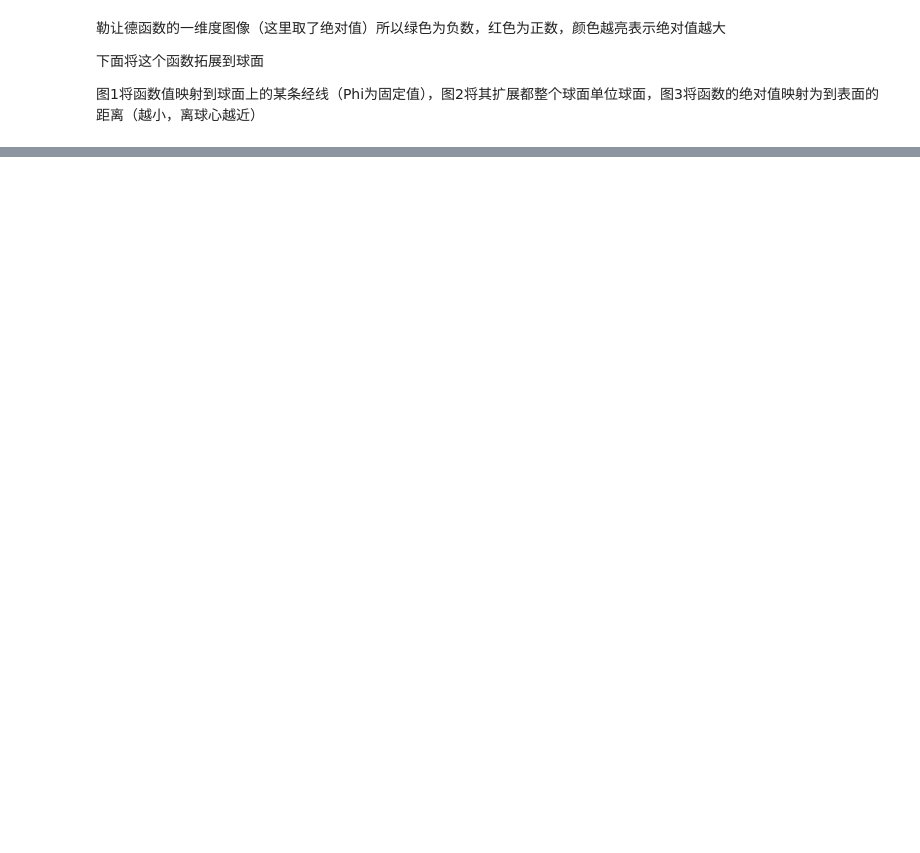
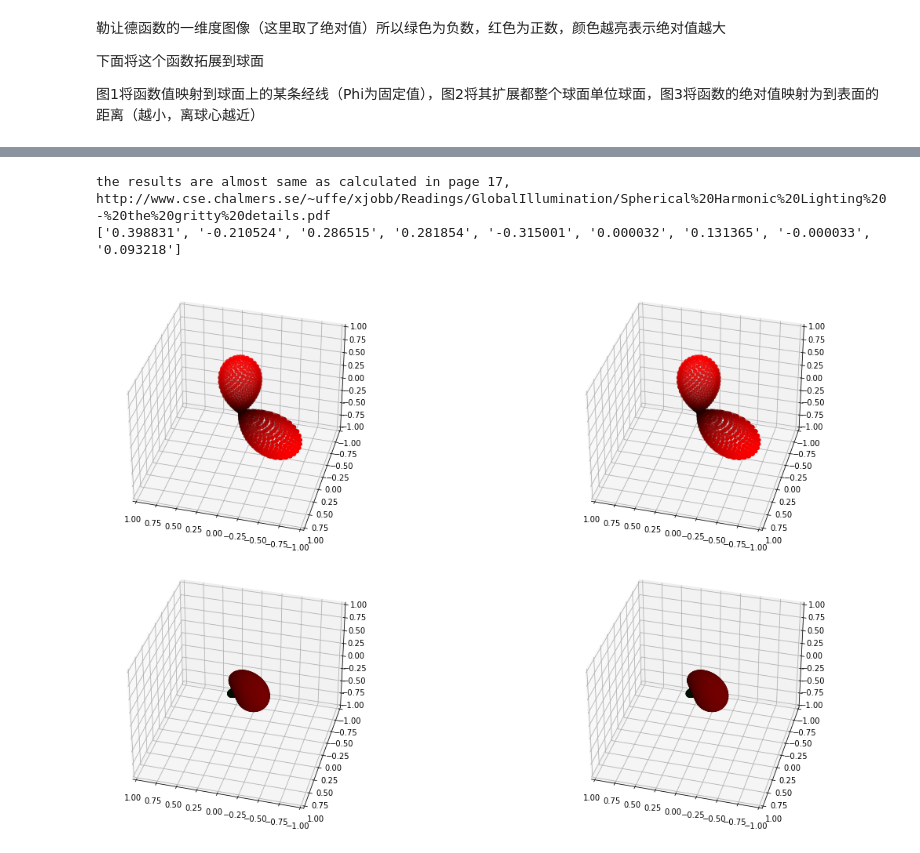
Before and after one commit to fancyzero/SphericalHarmonicNotebook, a Jupyter notebook: MyPrt.ipynb, the cells around one changed output, grey strips where cells are left out. Cells and saved outputs as stored; diff of their text form; code cells hidden in the pictures; blank space fills up the shorter version.

```diff
--- a/MyPrt.ipynb
+++ b/MyPrt.ipynb
@@ -385,45 +372,54 @@ visMyFunc(myFunc, axes[1],showSphere=True)
 # %%
 # projection
+# project into 9 sh basis
 
-result = []
-N = 200
-result = [0]*16
-samples = getSamples(N)
+SHbasis = []
+
+for l in range(0, 3):
+    for m in range(-l, l+1):
+        SHbasis.append(partial(SH,l,m))
+
+
+N = 5000
+coeffs = []
+coords = getSphericalSampleCoords(N)
 weight = 4*math.pi
-oneOverN = 1/(N*N)
+oneOverN = 1/N
 factor = weight*oneOverN
+sourceFuncSamples = sampleSphericalFunction(myFunc,coords)
 
-for s in samples:
-    f = myFunc(s.theta, s.phi)
-    for i in range(16):
-        result[i] += s.coeffs[i]*f*factor
+for basis in SHbasis:
+    SHSamples = sampleSphericalFunction(basis,coords)
+    coeffs.append(np.dot(SHSamples, np.array(sourceFuncSamples)*factor))
 
 print(r"the results are almost same as calculated in page 17, http://www.cse.chalmers.se/~uffe/xjobb/Readings/GlobalIllumination/Spherical%20Harmonic%20Lighting%20-%20the%20gritty%20details.pdf")
-print(["%.6f" % elem for elem in result])
+print(["%.6f" % elem for elem in coeffs])
+# %% [output]
+the results are almost same as calculated in page 17, http://www.cse.chalmers.se/~uffe/xjobb/Readings/GlobalIllumination/Spherical%20Harmonic%20Lighting%20-%20the%20gritty%20details.pdf
+['0.398831', '-0.210524', '0.286515', '0.281854', '-0.315001', '0.000032', '0.131365', '-0.000033', '0.093218']
 # %%
 # rebuild
-def rebuild_myFunc(coeffs, theta, phi):
+def reconstucted(coeffs, basis, theta,phi):
     result = 0
-    i = 0
-    for l in range(0, 4):
-        for m in range(-l, l+1):
-            result += SH(l, m, theta, phi)*coeffs[i]
-            i += 1
+    for coeff,b in zip(coeffs, basis):
+        result += b(theta, phi)*coeff
     return result
 
 
-g = partial(rebuild_myFunc, result)
+g = partial(reconstucted, coeffs, SHbasis)
 # show original function and compare with rebuilt from coeffs
 fig,axes = plt.subplots(nrows = 2, ncols = 2,figsize=[20, 10], subplot_kw=dict(projection="3d"))
 fig.tight_layout()
 for row in axes:
     for ax in row:
         ax.set_xlim3d(-1,1)
         ax.set_ylim3d(-1,1)
         ax.set_zlim3d(-1,1)
         ax.view_init(35,45+60)
 
-visMyFunc(myFunc, axes[0,0], samplesN=100, showSphere=True)
-visMyFunc(myFunc, axes[0,1], samplesN=100)
-visMyFunc(g, axes[1,0],samplesN=100,showSphere=True)
-visMyFunc(g, axes[1,1],samplesN=100)
+plotSphericalSamples(myFunc, coords, axes[0,0])
+plotSphericalSamples(myFunc, coords, axes[0,1])
+plotSphericalSamples(g, coords,axes[1,0])
+plotSphericalSamples(g, coords,axes[1,1])
+# %% [output]
+[figure, added]
```
Also changed, not shown: parts of 7 cells of this notebook, 6 other files.
